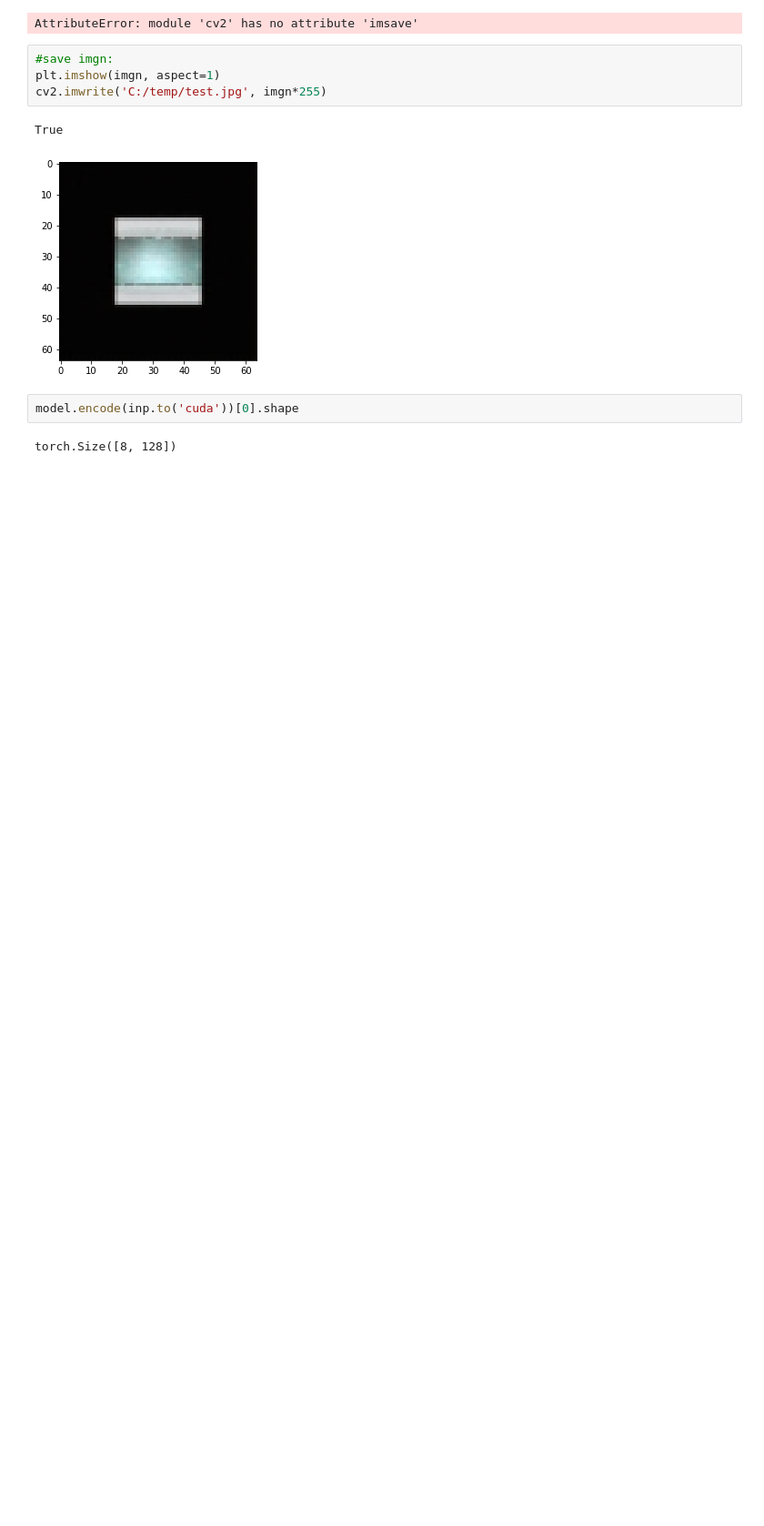
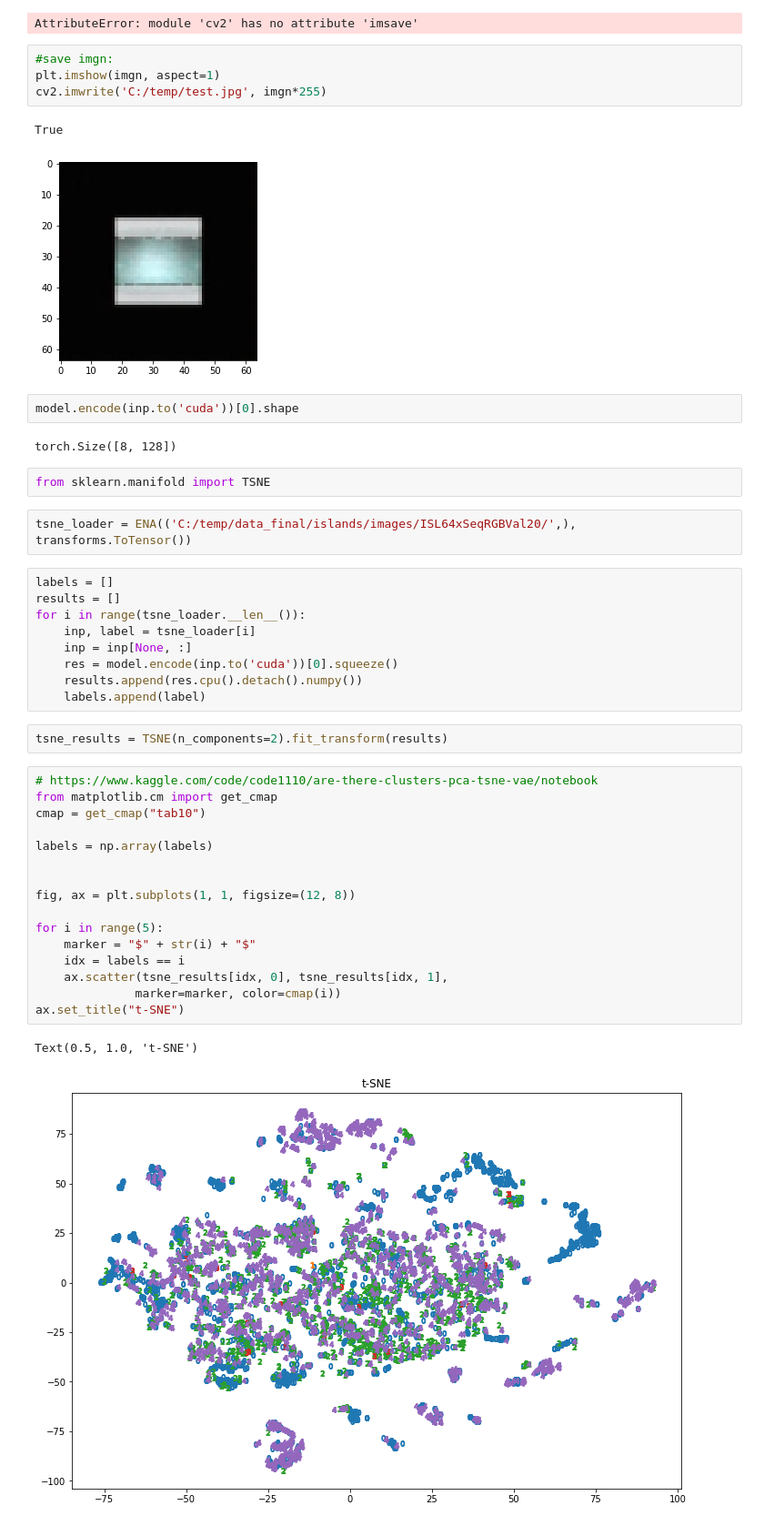
Before and after one commit to Jakob-98/wild, a Jupyter notebook: models/VAE/VAE_BASE.ipynb, the cells around one changed output. Shown at 91% size. Saved outputs shown, nothing was run; the diff lists cells and outputs as text; blank space fills up the shorter version.

Commit message:
TSNE

```diff
--- a/models/VAE/VAE_BASE.ipynb
+++ b/models/VAE/VAE_BASE.ipynb
@@ -623,3 +623,37 @@ True
 model.encode(inp.to('cuda'))[0].shape
 # %% [output]
 torch.Size([8, 128])
+# %%
+from sklearn.manifold import TSNE
+# %%
+tsne_loader = ENA(('C:/temp/data_final/islands/images/ISL64xSeqRGBVal20/',), transforms.ToTensor())
+# %%
+labels = []
+results = []
+for i in range(tsne_loader.__len__()):
+    inp, label = tsne_loader[i]
+    inp = inp[None, :]
+    res = model.encode(inp.to('cuda'))[0].squeeze()
+    results.append(res.cpu().detach().numpy())
+    labels.append(label)
+# %%
+tsne_results = TSNE(n_components=2).fit_transform(results)
+# %%
+# https://www.kaggle.com/code/code1110/are-there-clusters-pca-tsne-vae/notebook
+from matplotlib.cm import get_cmap
+cmap = get_cmap("tab10")
+
+labels = np.array(labels)
+
+
+fig, ax = plt.subplots(1, 1, figsize=(12, 8))
+
+for i in range(5):
+    marker = "$" + str(i) + "$"
+    idx = labels == i
+    ax.scatter(tsne_results[idx, 0], tsne_results[idx, 1],
+              marker=marker, color=cmap(i))
+ax.set_title("t-SNE")
+# %% [output]
+Text(0.5, 1.0, 't-SNE')
+[figure, added]
```
Also changed, not shown: parts of 1 cell of this notebook.
